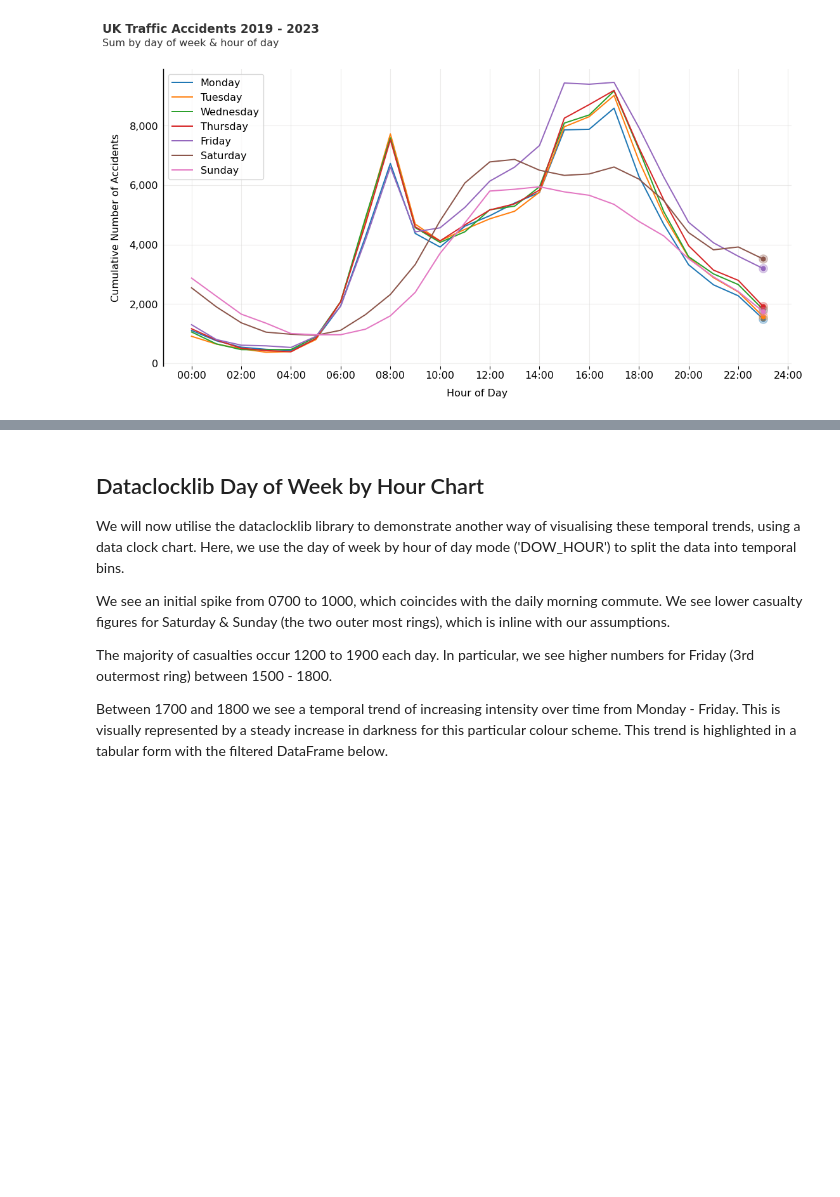
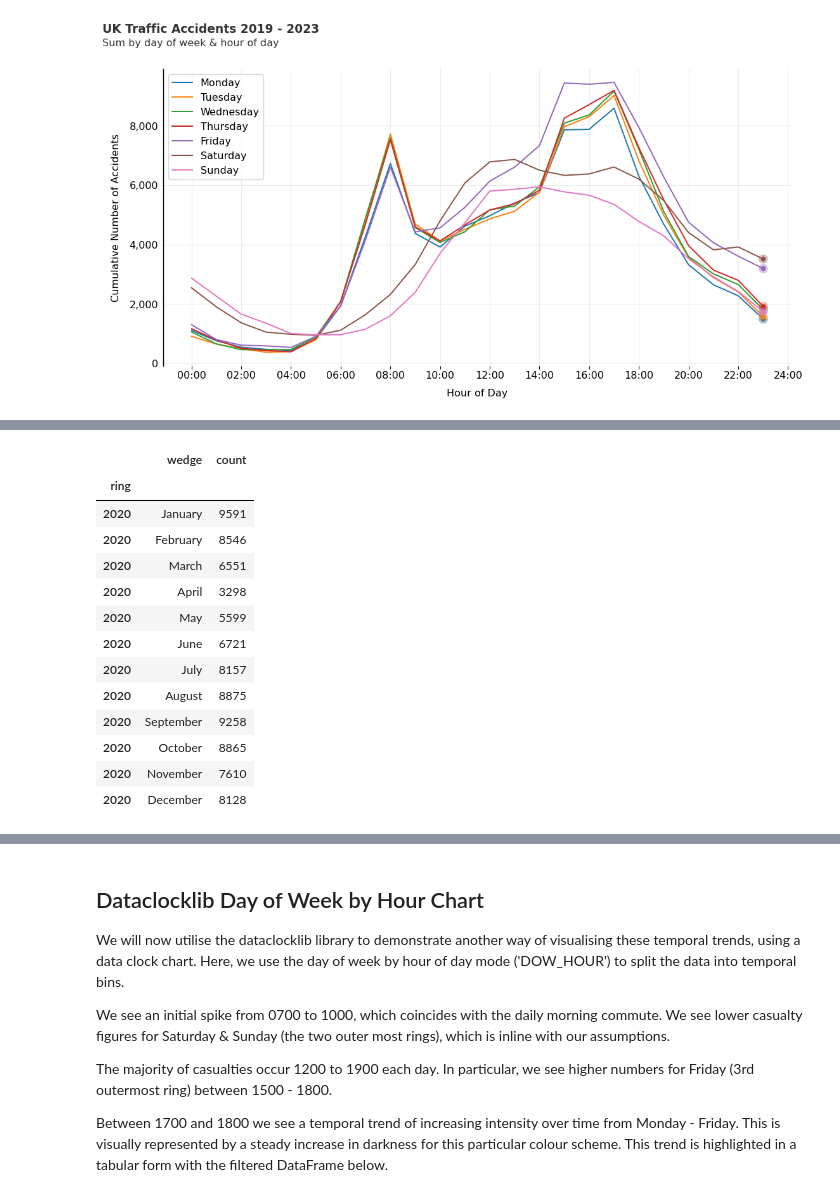
Before and after one commit to andyrids/dataclocklib, a Jupyter notebook: docs/source/tutorial.ipynb, the cells around one changed output, grey strips where cells are left out. Cells and saved outputs as stored; diff of their text form; code cells hidden in the pictures; blank space fills up the shorter version.

```diff
--- a/docs/source/tutorial.ipynb
+++ b/docs/source/tutorial.ipynb
@@ -596,0 +658,17 @@ plt.show()
+# %%
+chart_data.loc[2020, :]
+# %% [output]
+|  | wedge | count |
+| ring |  |  |
+| 2020 | January | 9591 |
+| 2020 | February | 8546 |
+| 2020 | March | 6551 |
+| 2020 | April | 3298 |
+| 2020 | May | 5599 |
+| 2020 | June | 6721 |
+| 2020 | July | 8157 |
+| 2020 | August | 8875 |
+| 2020 | September | 9258 |
+| 2020 | October | 8865 |
+| 2020 | November | 7610 |
+| 2020 | December | 8128 |
```
Also changed, not shown: parts of 15 cells of this notebook, 6 other files.
